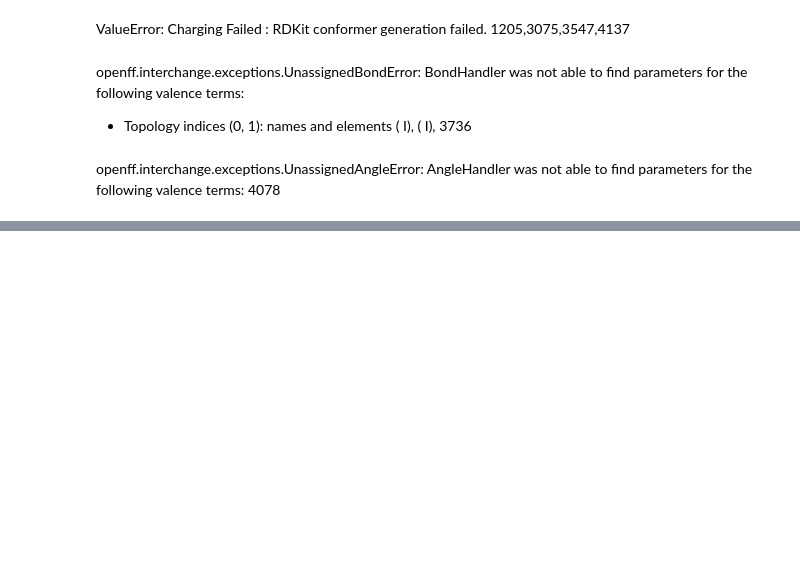
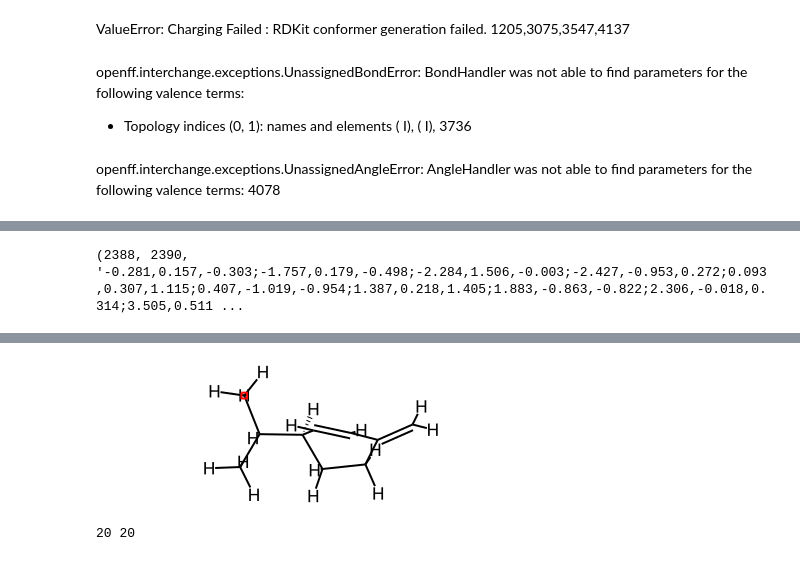
Before and after one commit to Cschiebroek/mdfptools, a Jupyter notebook: examples/data_analysis.ipynb, the cells around one changed output, grey strips where cells are left out. Cells and saved outputs as stored; diff of their text form; code cells hidden in the pictures; blank space fills up the shorter version.

```diff
--- a/examples/data_analysis.ipynb
+++ b/examples/data_analysis.ipynb
@@ -825,0 +797,15 @@ ModuleNotFoundError: No module named 'mdfptools'
+# %%
+#wait a minute.. the mols must have hydrogens? where are they??
+from rdkit.Chem.Draw import IPythonConsole
+IPythonConsole.ipython_3d = True
+#lets check in the registration
+cur.execute("SELECT * FROM conformers")
+conformer = cur.fetchall()
+conformer = conformer[0]
+print(conformer)
+molblock = conformer[3]
+molblock
+Chem.AddHs(Chem.MolFromMolBlock(molblock), addCoords=True)
+#fukk, so hydrogens are not stored, why did we set this???
+# %% [output]
+(2388, 2390, '-0.281,0.157,-0.303;-1.757,0.179,-0.498;-2.284,1.506,-0.003;-2.427,-0.953,0.272;0.093,0.307,1.115;0.407,-1.019,-0.954;1.387,0.218,1.405;1.883,-0.863,-0.822;2.306,-0.018,0.314;3.505,0.511 ...
@@ -825,0 +813 @@ ModuleNotFoundError: No module named 'mdfptools'
+[figure, added]
@@ -825,0 +820,12 @@ ModuleNotFoundError: No module named 'mdfptools'
+# %%
+#okay, so lets get the original smiles for these confids;
+nan_confids = [1645,1891,2048,2147,1220,1239,1382,1490,1519,2527,2851,2877,2924,3085,3155,3526,3667,3748,4107]
+#maybe we can do a join? we get the molregno from the confid using conformers table, and then we get the smiles from the experimental_data table
+cur.execute("SELECT * FROM cs_mdfps_schema.experimental_data JOIN conformers ON cs_mdfps_schema.experimental_data.molregno = conformers.molregno WHERE conf_id IN %s", (tuple(nan_confids),))
+data = cur.fetchall()
+data[0]
+smiles = [x[4]['SMILES'] for x in data]
+smiles[0]
+print(len(smiles),len(nan_confids))
+# %% [output]
+20 20
```
Also changed, not shown: parts of 23 cells of this notebook, 5 other files.
